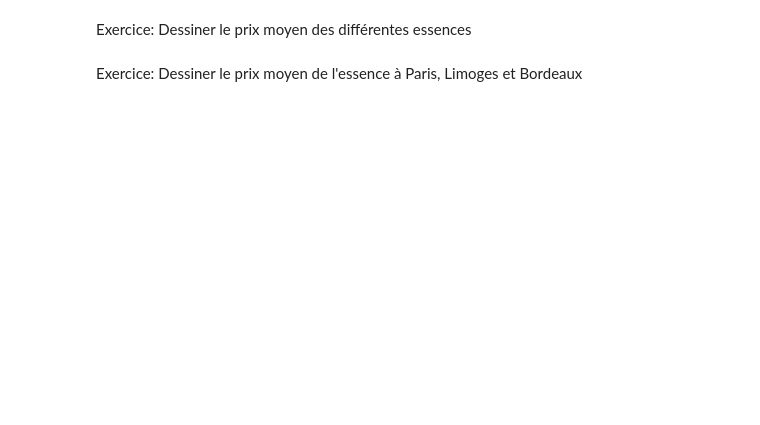
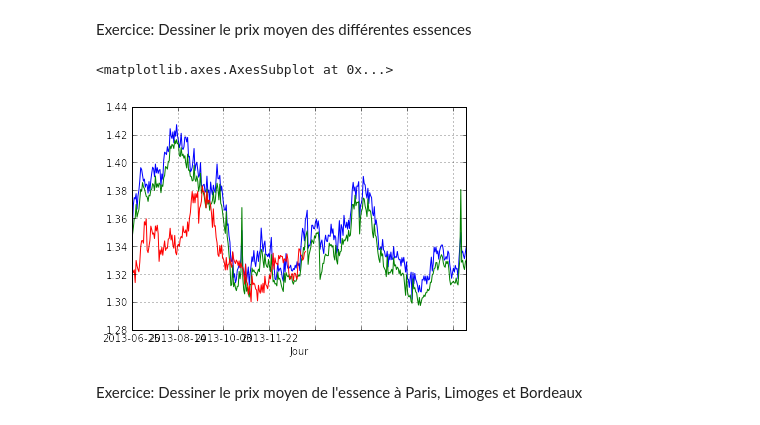
Before and after one commit to cedias/AS, a Jupyter notebook: tp1/AS-2014-TP1.ipynb, the cells around one changed output. Saved outputs shown, nothing was run; the diff lists cells and outputs as text; code cells hidden in the pictures; blank space fills up the shorter version.

```diff
--- a/tp1/AS-2014-TP1.ipynb
+++ b/tp1/AS-2014-TP1.ipynb
@@ -165,4 +436,17 @@ import pandas.io.data as weboil_data = {}oil_data= web.get_data_yahoo("OIL", '1/
 # %% [markdown]
 Exercice: Dessiner le prix moyen des différentes essences
+# %%
+data_plot = data[["Jour","Essence","Prix"]]
+data_plot = data_plot.groupby(["Jour","Essence"]).mean()
+data_plot = data_plot.reset_index()
+data_plot_g = data_plot[data_plot.Essence == "Gazole"]
+data_plot_sp95 = data_plot[data_plot.Essence == "SP95"]
+data_plot_sp98 = data_plot[data_plot.Essence == "SP98"]
+data_plot_g.plot(x="Jour",y="Prix")
+data_plot_sp95.plot(x="Jour",y="Prix")
+data_plot_sp98.plot(x="Jour",y="Prix")
+# %% [output]
+<matplotlib.axes.AxesSubplot at 0x...>
+[figure, added]
 # %% [markdown]
 Exercice: Dessiner le prix moyen de l'essence à Paris, Limoges et Bordeaux
```
Also changed, not shown: parts of 60 cells of this notebook, 1 other file.
